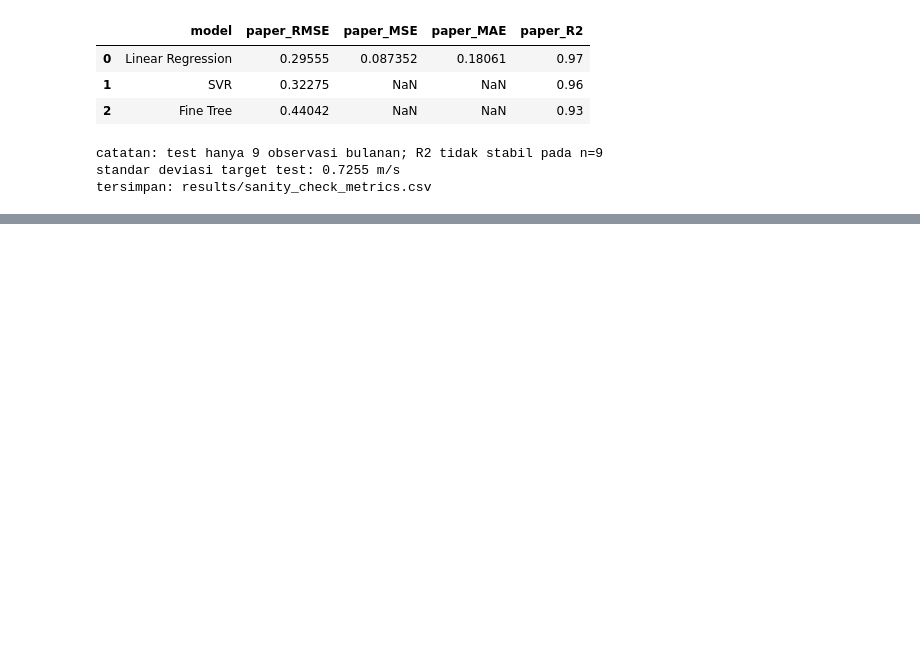
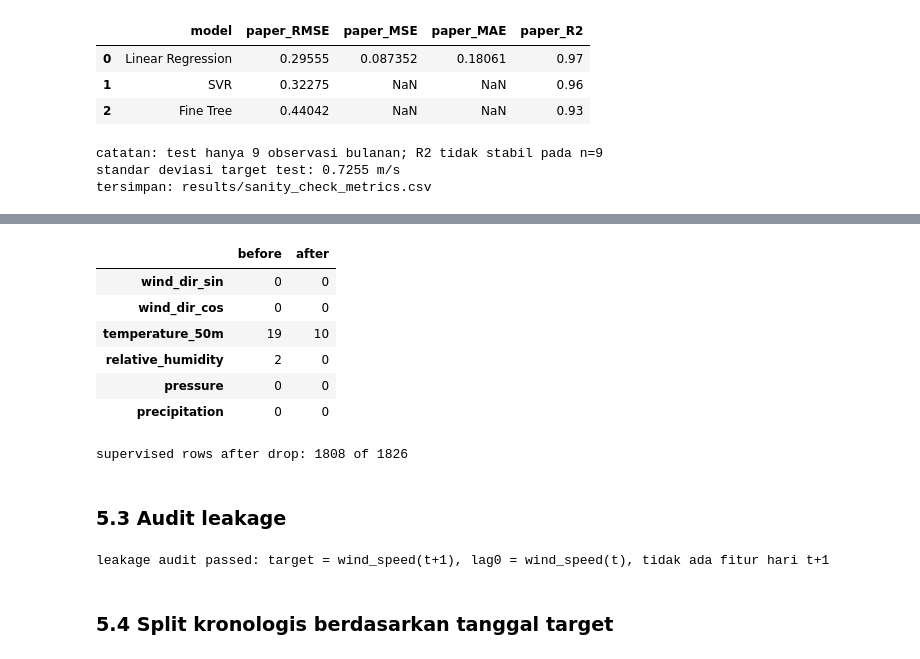
Before and after one commit to Galangzz/machine-learning-wind-speed, a Jupyter notebook: main.ipynb, the cells around one changed output, grey strips where cells are left out. Cells and saved outputs as stored; diff of their text form; code cells hidden in the pictures; blank space fills up the shorter version.

```diff
--- a/main.ipynb
+++ b/main.ipynb
@@ -337,0 +350,8 @@ tersimpan: results/sanity_check_metrics.csv
+# %%
+FEATURES = [
+    "wind_speed_lag0", "wind_speed_lag1", "wind_speed_lag2", "wind_speed_lag3",
+    "wind_speed_lag4", "wind_speed_lag5", "wind_speed_lag6", "wind_speed_lag7",
+    "wind_dir_sin", "wind_dir_cos", "temperature_50m", "pressure",
+    "relative_humidity", "precipitation", "doy_sin", "doy_cos",
+]
+len(FEATURES)
@@ -337,0 +364,49 @@ tersimpan: results/sanity_check_metrics.csv
+# %%
+FEATURE_COLS_TO_INTERPOLATE = [
+    "wind_dir_sin", "wind_dir_cos", "temperature_50m",
+    "relative_humidity", "pressure", "precipitation",
+]
+missing_before = daily[FEATURE_COLS_TO_INTERPOLATE].isna().sum()
+daily[FEATURE_COLS_TO_INTERPOLATE] = daily[FEATURE_COLS_TO_INTERPOLATE].interpolate(
+    method="linear", limit=2, limit_area="inside"
+)
+missing_after = daily[FEATURE_COLS_TO_INTERPOLATE].isna().sum()
+display(pd.DataFrame({"before": missing_before, "after": missing_after}))
+
+sup = daily.sort_index().copy()
+for lag in range(8):
+    sup[f"wind_speed_lag{lag}"] = sup["wind_speed_50m"].shift(lag)
+sup["target"] = sup["wind_speed_50m"].shift(-1)
+sup["target_date"] = sup.index + pd.Timedelta(days=1)
+doy = sup["target_date"].dt.day_of_year
+sup["doy_sin"] = np.sin(2 * np.pi * doy / 365.25)
+sup["doy_cos"] = np.cos(2 * np.pi * doy / 365.25)
+sup = sup.dropna(subset=FEATURES + ["target"]).copy()
+print("supervised rows after drop:", len(sup), "of", len(daily))
+# %% [output]
+|  | before | after |
+| wind_dir_sin | 0 | 0 |
+| wind_dir_cos | 0 | 0 |
+| temperature_50m | 19 | 10 |
+| relative_humidity | 2 | 0 |
+| pressure | 0 | 0 |
+| precipitation | 0 | 0 |
+supervised rows after drop: 1808 of 1826
+# %% [markdown]
+### 5.3 Audit leakage
+# %%
+assert (sup["target_date"] == sup.index + pd.Timedelta(days=1)).all()
+assert np.allclose(
+    sup["target"].to_numpy(),
+    daily.reindex(sup["target_date"])["wind_speed_50m"].to_numpy(),
+)
+assert np.allclose(
+    sup["wind_speed_lag0"].to_numpy(),
+    daily.reindex(sup.index)["wind_speed_50m"].to_numpy(),
+)
+assert set(FEATURES).isdisjoint({"target", "target_date"})
+print("leakage audit passed: target = wind_speed(t+1), lag0 = wind_speed(t), tidak ada fitur hari t+1")
+# %% [output]
+leakage audit passed: target = wind_speed(t+1), lag0 = wind_speed(t), tidak ada fitur hari t+1
+# %% [markdown]
+### 5.4 Split kronologis berdasarkan tanggal target
```
Also changed, not shown: parts of 13 cells of this notebook, 1 other file.
